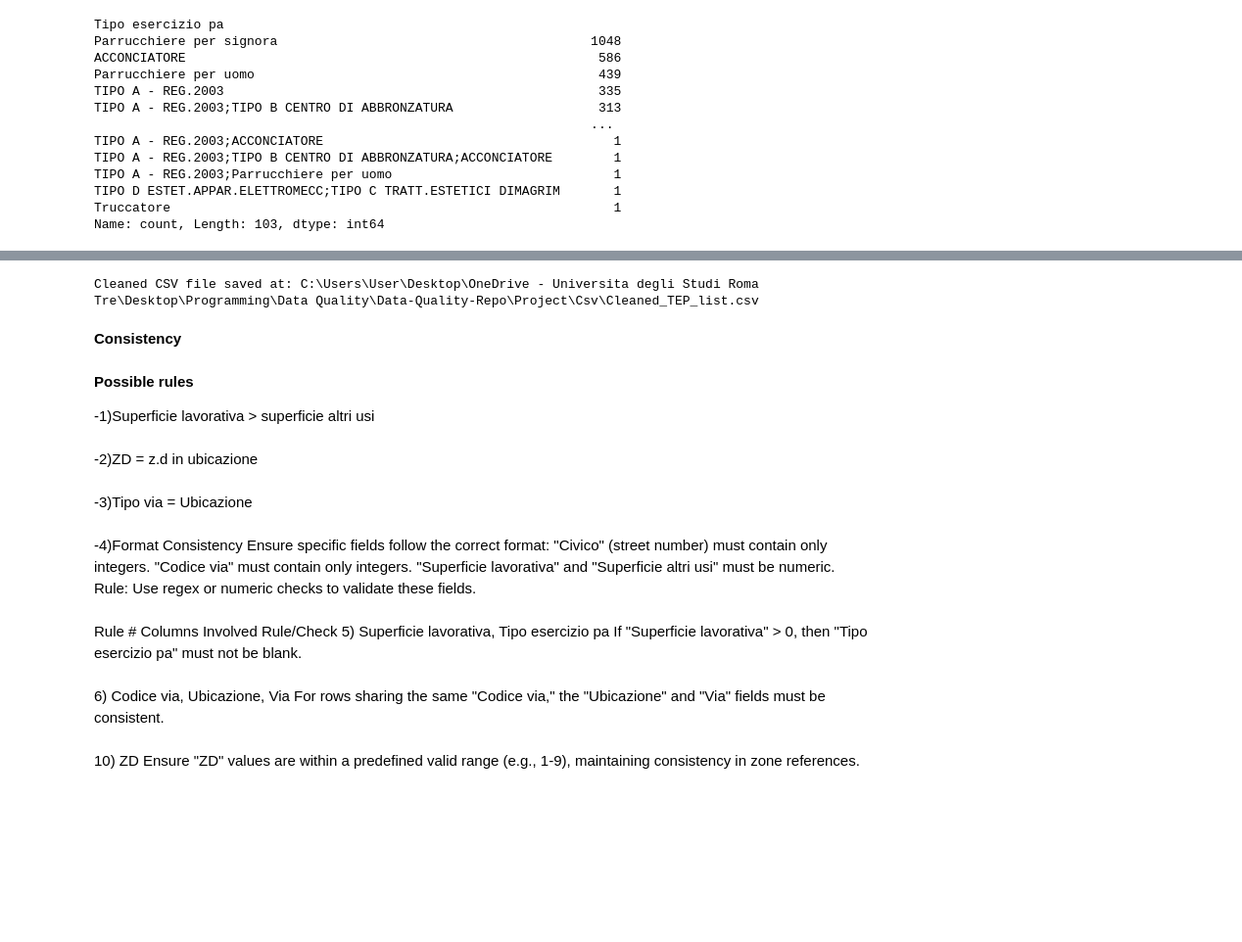
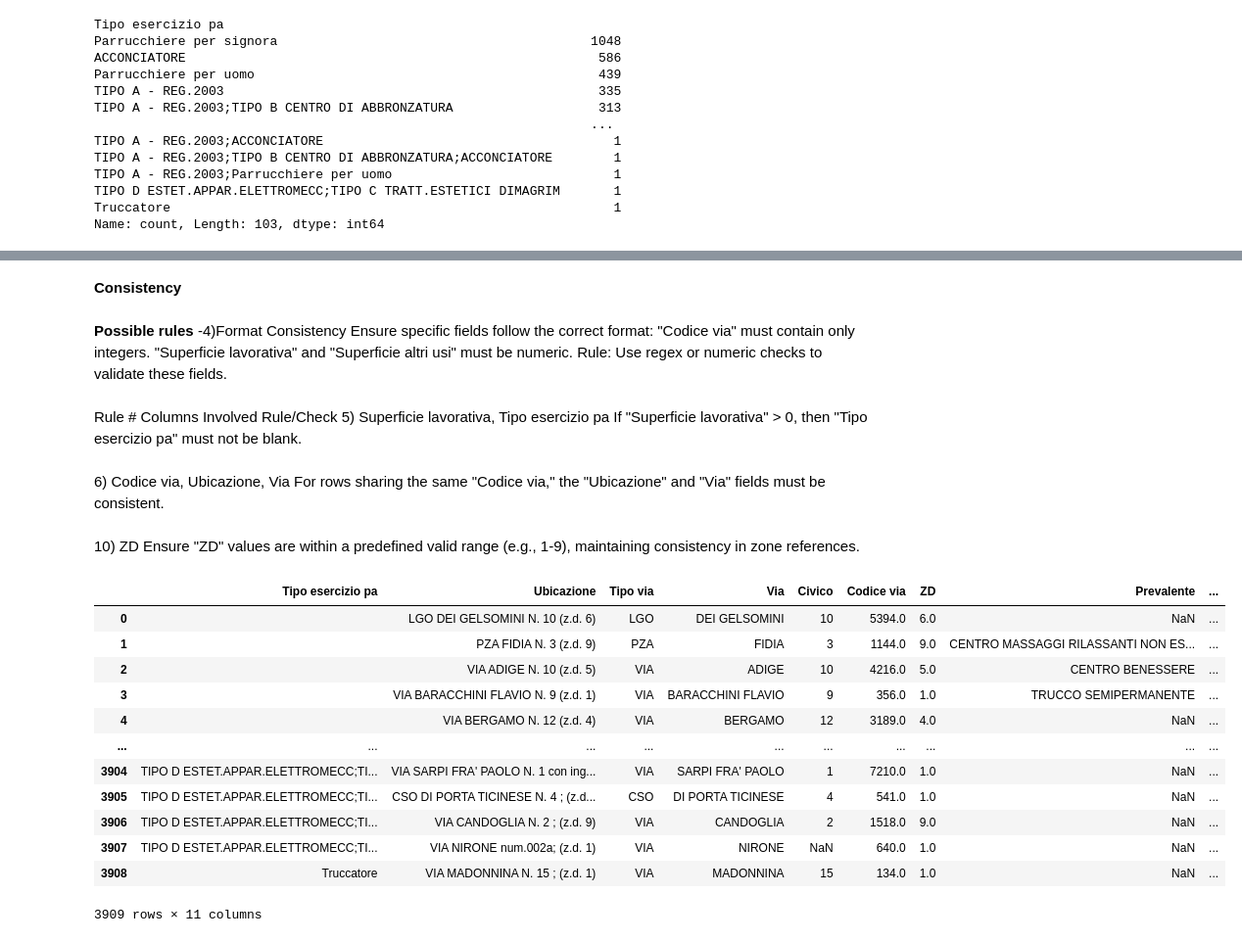
Before and after one commit to Edoardo644/Data-Quality-Repo, a Jupyter notebook: Project/Project.ipynb, the cells around one changed output, grey strips where cells are left out. Shown at 98% size. Drawn from its saved outputs; the diff is of its cells as text; code cells hidden in the pictures; blank space fills up the shorter version.

```diff
--- a/Project/Project.ipynb
+++ b/Project/Project.ipynb
@@ -175,37 +243,9 @@ CSV file saved at: C:\Users\User\Desktop\OneDrive - Universita degli Studi Roma
-# %%
-# Path to the original CSV file
-csv_path = r"C:\Users\User\Desktop\OneDrive - Universita degli Studi Roma Tre\Desktop\Programming\Data Quality\Data-Quality-Repo\Project\Csv\TEP_list_raw.csv"
-
-# Load the data, ensuring only the second column is imported
-tep_df = pd.read_csv(csv_path, header=None, usecols=[1], names=["Tipo esercizio pa"])
-
-# Remove duplicates to keep only unique values
-tep_df = tep_df.drop_duplicates()
-
-# Path to save the cleaned CSV
-cleaned_csv_path = r"C:\Users\User\Desktop\OneDrive - Universita degli Studi Roma Tre\Desktop\Programming\Data Quality\Data-Quality-Repo\Project\Csv\Cleaned_TEP_list.csv"
-
-# Save the cleaned DataFrame to a new CSV file
-tep_df.to_csv(cleaned_csv_path, index=False)
-
-# Show confirmation
-print(f"Cleaned CSV file saved at: {cleaned_csv_path}")
-# %% [output]
-Cleaned CSV file saved at: C:\Users\User\Desktop\OneDrive - Universita degli Studi Roma Tre\Desktop\Programming\Data Quality\Data-Quality-Repo\Project\Csv\Cleaned_TEP_list.csv
 # %% [markdown]
 **Consistency**
 # %% [markdown]
 **Possible rules**
-
--1)Superficie lavorativa > superficie altri usi
-<br><br>
--2)ZD = z.d in ubicazione
-<br><br>
--3)Tipo via = Ubicazione
-<br><br>
 -4)Format Consistency
 Ensure specific fields follow the correct format:
-"Civico" (street number) must contain only integers.
 "Codice via" must contain only integers.
 "Superficie lavorativa" and "Superficie altri usi" must be numeric.
 Rule: Use regex or numeric checks to validate these fields.
@@ -216,3 +256,51 @@ Rule #	Columns Involved	Rule/Check
 6)	Codice via, Ubicazione, Via	For rows sharing the same "Codice via," the "Ubicazione" and "Via" fields must be consistent.
 <br><br>
 10)	ZD	Ensure "ZD" values are within a predefined valid range (e.g., 1-9), maintaining consistency in zone references.
+# %%
+# 1. Convert columns to appropriate types and handle NaN
+SERVICES["ZD"] = pd.to_numeric(SERVICES["ZD"], errors="coerce")  # Ensure ZD is numeric
+SERVICES["Superficie lavorativa"] = pd.to_numeric(SERVICES["Superficie lavorativa"], errors="coerce")  # Ensure numeric
+SERVICES["Tipo esercizio pa"] = SERVICES["Tipo esercizio pa"].fillna("")  # Ensure non-empty strings
+
+# 2. Create consistency check columns
+
+# Condition 1: ZD must be between 1 and 9
+condition_1 = (SERVICES["ZD"] > 0) & (SERVICES["ZD"] <= 9)
+
+# Condition 2: If "Superficie lavorativa" > 0, "Tipo esercizio pa" must not be blank
+condition_2 = (SERVICES["Superficie lavorativa"] <= 0) | (SERVICES["Tipo esercizio pa"].str.strip() != "")
+
+# Condition 3: Rows with the same "Codice via" must have consistent "Ubicazione" and "Via"
+# For this, we can use `groupby` to check consistency and transform() to calculate the number of unique values for each group and apply the result to every row in the dataset.
+grouped = SERVICES.groupby("Codice via")[["Ubicazione", "Via"]].transform(lambda x: x.nunique())
+condition_3 = (grouped["Ubicazione"] == 1) & (grouped["Via"] == 1)
+
+"""
+# Condition 4-5 "Codice via" must contain only integers.
+#"Superficie lavorativa" and "Superficie altri usi" must be numeric.
+condition_4 = SERVICES["Codice via"].apply(lambda x: pd.to_numeric(x, errors="coerce")).notna().all()
+
+condition_5 = SERVICES["Superficie lavorativa"].apply(lambda x: pd.to_numeric(x, errors="coerce")).notna().all()
+
+condition_6 = SERVICES["Superficie altri usi"].apply(lambda x: pd.to_numeric(x, errors="coerce")).notna().all()
+"""
+
+# Combine all conditions
+SERVICES["consistency"] = np.where(condition_1 & condition_2 & condition_3, 1, 0)
+
+# 3. Display the results
+SERVICES
+# %% [output]
+|  | Tipo esercizio pa | Ubicazione | Tipo via | Via | Civico | Codice via | ZD | Prevalente | ... |
+| 0 |  | LGO DEI GELSOMINI N. 10 (z.d. 6) | LGO | DEI GELSOMINI | 10 | 5394.0 | 6.0 | NaN | ... |
+| 1 |  | PZA FIDIA N. 3 (z.d. 9) | PZA | FIDIA | 3 | 1144.0 | 9.0 | CENTRO MASSAGGI RILASSANTI NON ES... | ... |
+| 2 |  | VIA ADIGE N. 10 (z.d. 5) | VIA | ADIGE | 10 | 4216.0 | 5.0 | CENTRO BENESSERE | ... |
+| 3 |  | VIA BARACCHINI FLAVIO N. 9 (z.d. 1) | VIA | BARACCHINI FLAVIO | 9 | 356.0 | 1.0 | TRUCCO SEMIPERMANENTE | ... |
+| 4 |  | VIA BERGAMO N. 12 (z.d. 4) | VIA | BERGAMO | 12 | 3189.0 | 4.0 | NaN | ... |
+| ... | ... | ... | ... | ... | ... | ... | ... | ... | ... |
+| 3904 | TIPO D ESTET.APPAR.ELETTROMECC;TI... | VIA SARPI FRA' PAOLO N. 1 con ing... | VIA | SARPI FRA' PAOLO | 1 | 7210.0 | 1.0 | NaN | ... |
+| 3905 | TIPO D ESTET.APPAR.ELETTROMECC;TI... | CSO DI PORTA TICINESE N. 4 ; (z.d... | CSO | DI PORTA TICINESE | 4 | 541.0 | 1.0 | NaN | ... |
+| 3906 | TIPO D ESTET.APPAR.ELETTROMECC;TI... | VIA CANDOGLIA N. 2 ; (z.d. 9) | VIA | CANDOGLIA | 2 | 1518.0 | 9.0 | NaN | ... |
+| 3907 | TIPO D ESTET.APPAR.ELETTROMECC;TI... | VIA NIRONE num.002a; (z.d. 1) | VIA | NIRONE | NaN | 640.0 | 1.0 | NaN | ... |
+| 3908 | Truccatore | VIA MADONNINA N. 15 ; (z.d. 1) | VIA | MADONNINA | 15 | 134.0 | 1.0 | NaN | ... |
+3909 rows × 11 columns
```
Also changed, not shown: parts of 19 cells of this notebook, 11 other files.
